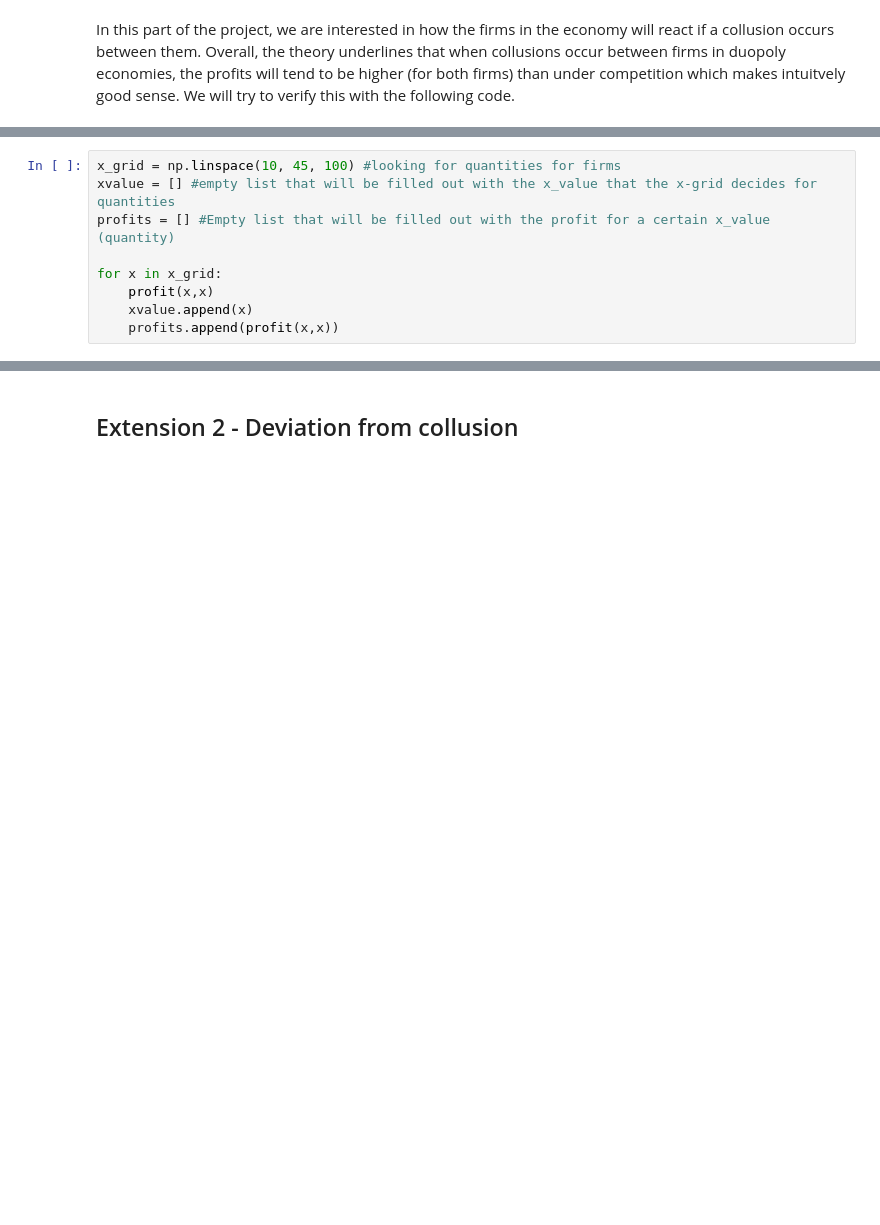
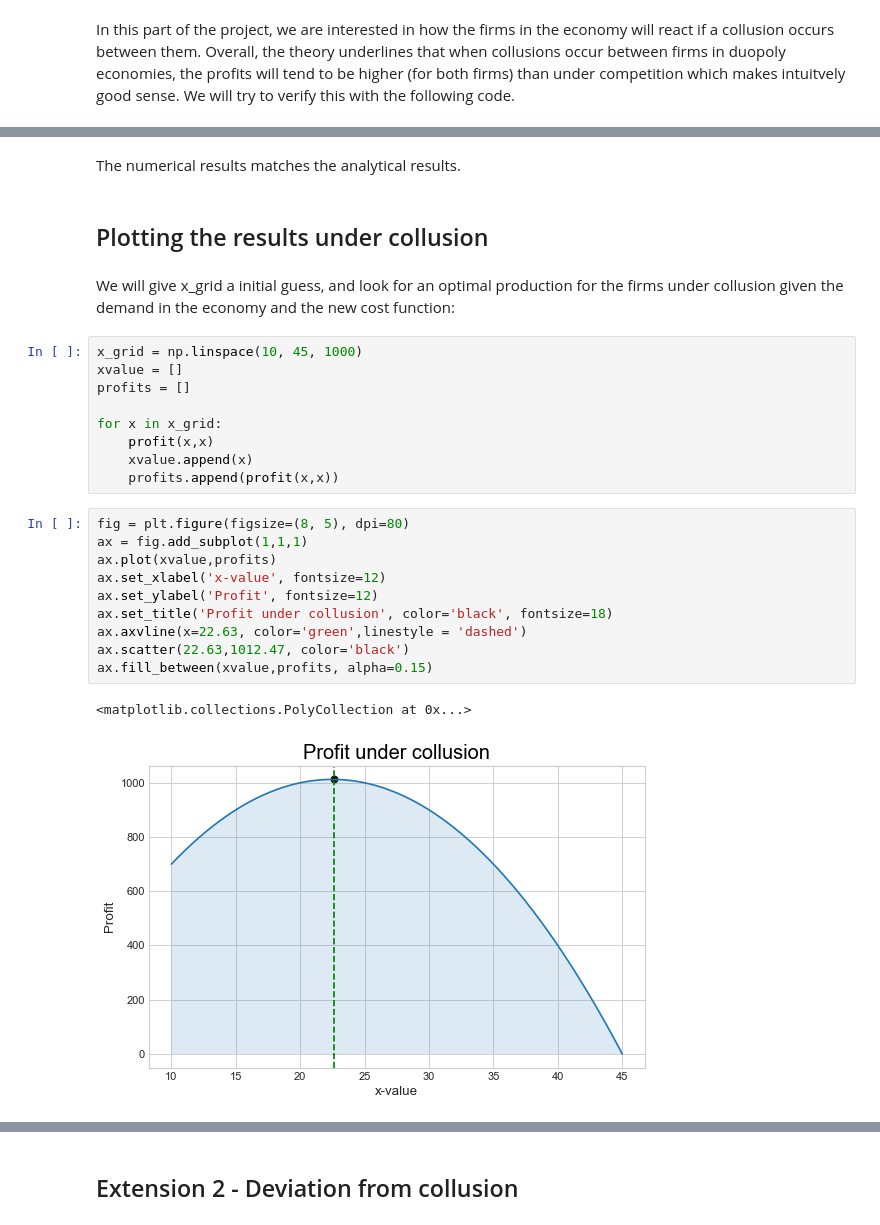
Before and after one commit to yapicikerem/Numecon_workspace, a Jupyter notebook: modelproject/Modelproject_ky.ipynb, the cells around one changed output, grey strips where cells are left out. Saved outputs shown, nothing was run; the diff lists cells and outputs as text; blank space fills up the shorter version.

```diff
--- a/modelproject/Modelproject_ky.ipynb
+++ b/modelproject/Modelproject_ky.ipynb
@@ -121,12 +190,31 @@ In this part of the project, we are interested in how the firms in the economy w
+# %% [markdown]
+The numerical results matches the analytical results.
+# %% [markdown]
+## Plotting the results under collusion
+# %% [markdown]
+We will give x_grid a initial guess, and look for an optimal production for the firms under collusion given the demand in the economy and the new cost function:
 # %%
-x_grid = np.linspace(10, 45, 100) #looking for quantities for firms
-xvalue = [] #empty list that will be filled out with the x_value that the x-grid decides for quantities
-profits = [] #Empty list that will be filled out with the profit for a certain x_value (quantity)
+x_grid = np.linspace(10, 45, 1000)
+xvalue = []
+profits = []
 
 for x in x_grid:
     profit(x,x)
     xvalue.append(x)
     profits.append(profit(x,x))
+# %%
+fig = plt.figure(figsize=(8, 5), dpi=80)
+ax = fig.add_subplot(1,1,1)
+ax.plot(xvalue,profits)
+ax.set_xlabel('x-value', fontsize=12)
+ax.set_ylabel('Profit', fontsize=12)
+ax.set_title('Profit under collusion', color='black', fontsize=18)
+ax.axvline(x=22.63, color='green',linestyle = 'dashed')
+ax.scatter(22.63,1012.47, color='black')
+ax.fill_between(xvalue,profits, alpha=0.15)
+# %% [output]
+<matplotlib.collections.PolyCollection at 0x...>
+[figure, added]
 # %%
 optimum_profit = max(profits)
 optimum_quantity = xvalue[profits.index(max(profits))]
```
Also changed, not shown: parts of 59 cells of this notebook, 4 other files.
